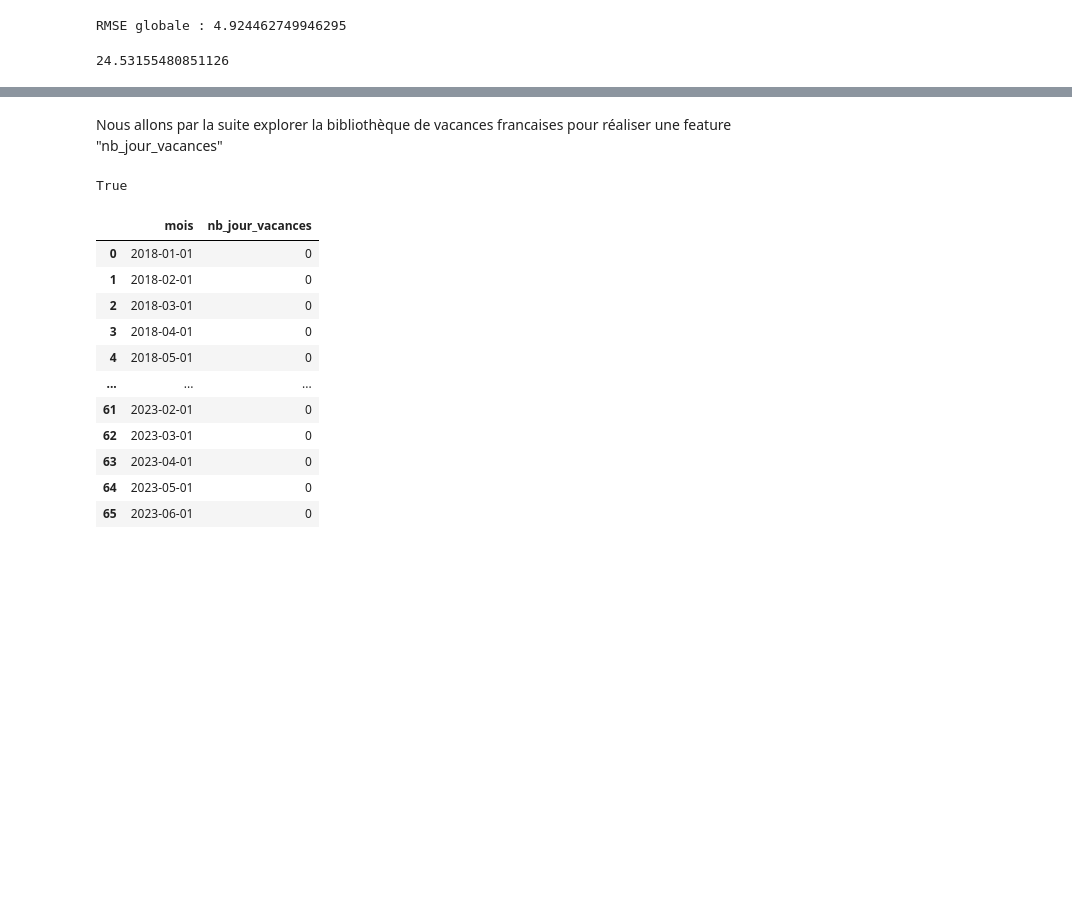
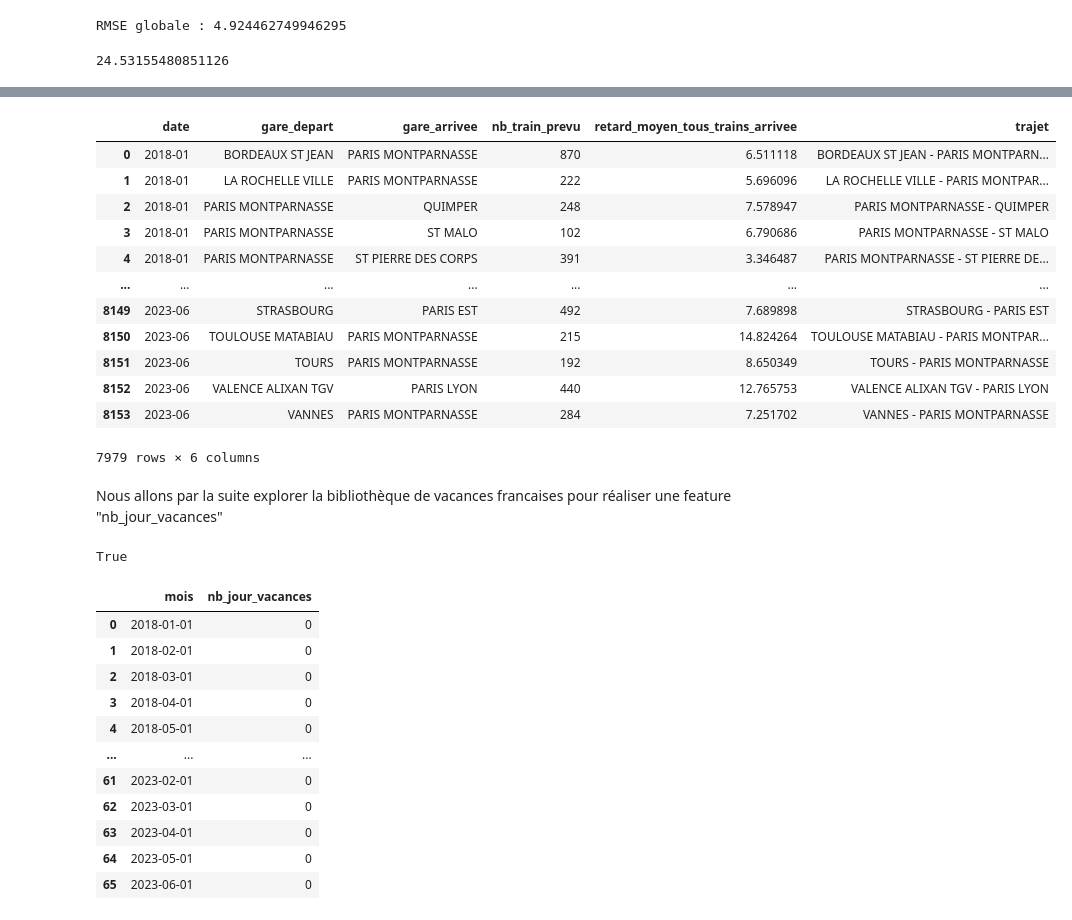
Before and after one commit to MatteoGentili/Apprentissage_Automatique_Project, a Jupyter notebook: Python_files/time_series.ipynb, the cells around one changed output, grey strips where cells are left out. Saved outputs shown, nothing was run; the diff lists cells and outputs as text; code cells hidden in the pictures; blank space fills up the shorter version.

```diff
--- a/Python_files/time_series.ipynb
+++ b/Python_files/time_series.ipynb
@@ -366,3 +343,23 @@ PARIS LYON - BARCELONA
+# %%
+# On supprime ces data car inutilisables, on observe que ce sont les 9 qui n"ont pas été determinées par prophet
+to_drop = list(result[result["count"]!=6].index)
+df_pred_retard = df_pred_retard[~df_pred_retard['trajet'].isin(to_drop)]
+
+df_pred_retard
+# %% [output]
+|  | date | gare_depart | gare_arrivee | nb_train_prevu | retard_moyen_tous_trains_arrivee | trajet |
+| 0 | 2018-01 | BORDEAUX ST JEAN | PARIS MONTPARNASSE | 870 | 6.511118 | BORDEAUX ST JEAN - PARIS MONTPARN... |
+| 1 | 2018-01 | LA ROCHELLE VILLE | PARIS MONTPARNASSE | 222 | 5.696096 | LA ROCHELLE VILLE - PARIS MONTPAR... |
+| 2 | 2018-01 | PARIS MONTPARNASSE | QUIMPER | 248 | 7.578947 | PARIS MONTPARNASSE - QUIMPER |
+| 3 | 2018-01 | PARIS MONTPARNASSE | ST MALO | 102 | 6.790686 | PARIS MONTPARNASSE - ST MALO |
+| 4 | 2018-01 | PARIS MONTPARNASSE | ST PIERRE DES CORPS | 391 | 3.346487 | PARIS MONTPARNASSE - ST PIERRE DE... |
+| ... | ... | ... | ... | ... | ... | ... |
+| 8149 | 2023-06 | STRASBOURG | PARIS EST | 492 | 7.689898 | STRASBOURG - PARIS EST |
+| 8150 | 2023-06 | TOULOUSE MATABIAU | PARIS MONTPARNASSE | 215 | 14.824264 | TOULOUSE MATABIAU - PARIS MONTPAR... |
+| 8151 | 2023-06 | TOURS | PARIS MONTPARNASSE | 192 | 8.650349 | TOURS - PARIS MONTPARNASSE |
+| 8152 | 2023-06 | VALENCE ALIXAN TGV | PARIS LYON | 440 | 12.765753 | VALENCE ALIXAN TGV - PARIS LYON |
+| 8153 | 2023-06 | VANNES | PARIS MONTPARNASSE | 284 | 7.251702 | VANNES - PARIS MONTPARNASSE |
+7979 rows × 6 columns
 # %% [markdown]
 Nous allons par la suite explorer la bibliothèque de vacances francaises pour réaliser une feature "nb_jour_vacances"
 # %%
```
Also changed, not shown: parts of 15 cells of this notebook.
